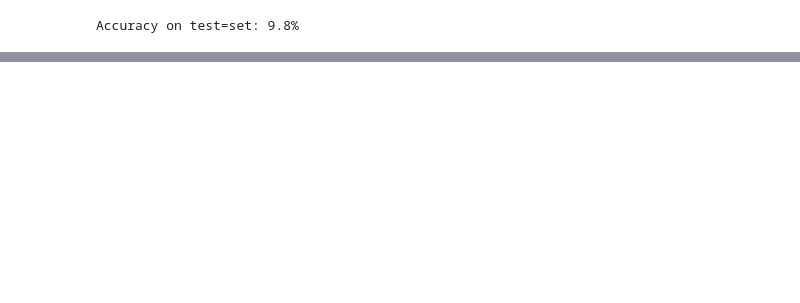
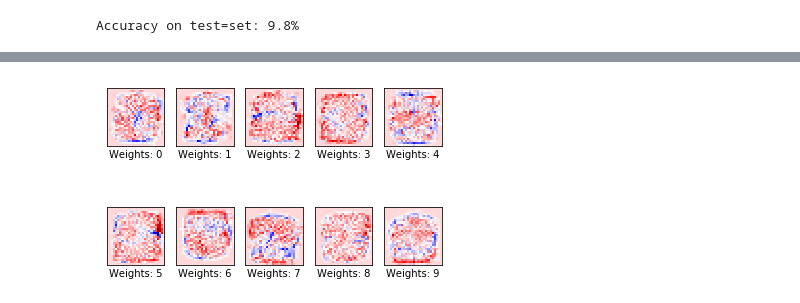
Before and after one commit to beginner1010/Deep-Learing-NLP, a Jupyter notebook: Mnist with Tensorflow.ipynb, the cells around one changed output, grey strips where cells are left out. Saved outputs shown, nothing was run; the diff lists cells and outputs as text; code cells hidden in the pictures; blank space fills up the shorter version.

```diff
--- a/Mnist with Tensorflow.ipynb
+++ b/Mnist with Tensorflow.ipynb
@@ -163,0 +182,4 @@ print_confusion_matrix()
+# %%
+plot_weights()
+# %% [output]
+[figure, added]
```
Also changed, not shown: parts of 10 cells of this notebook.
